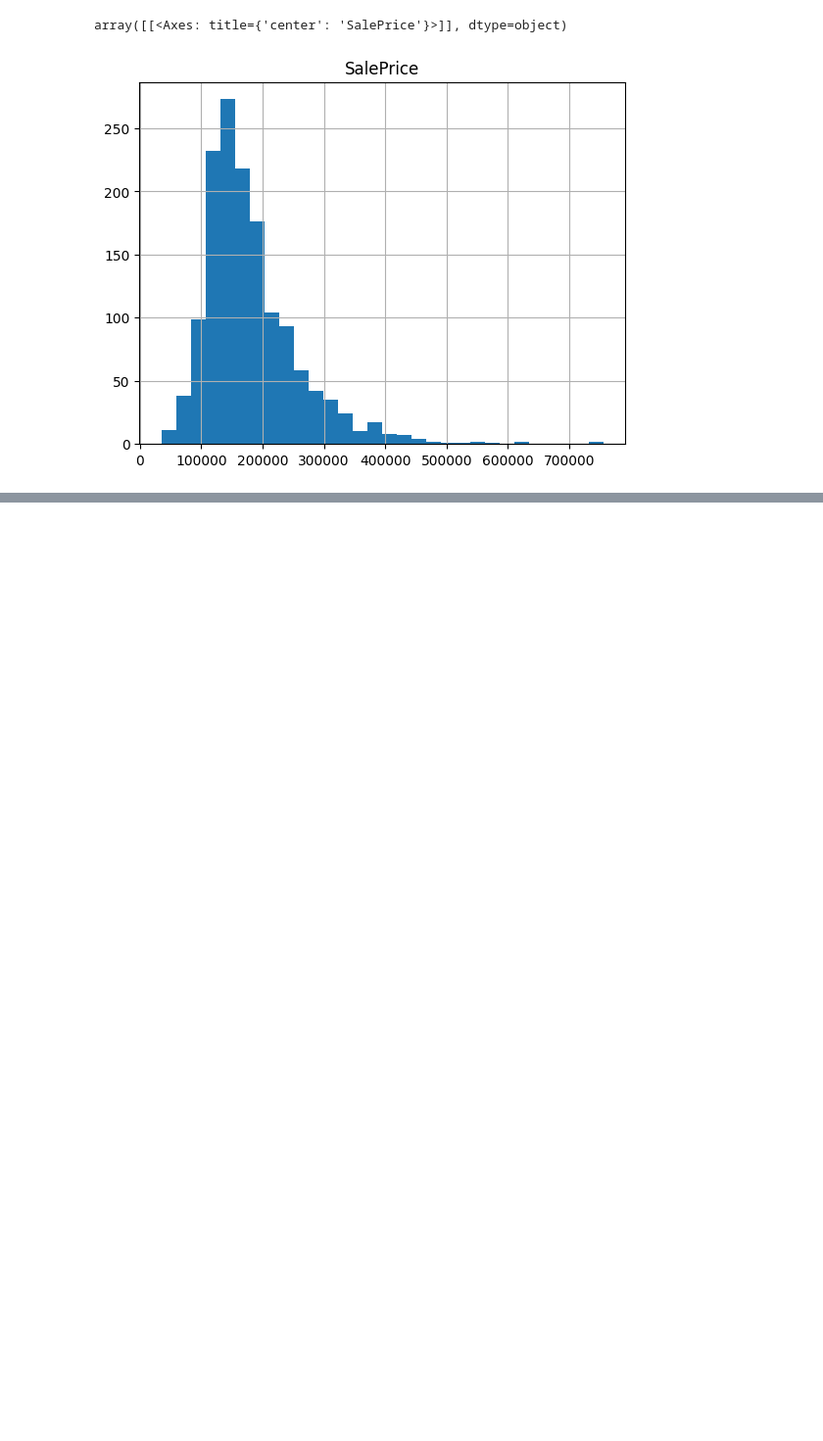
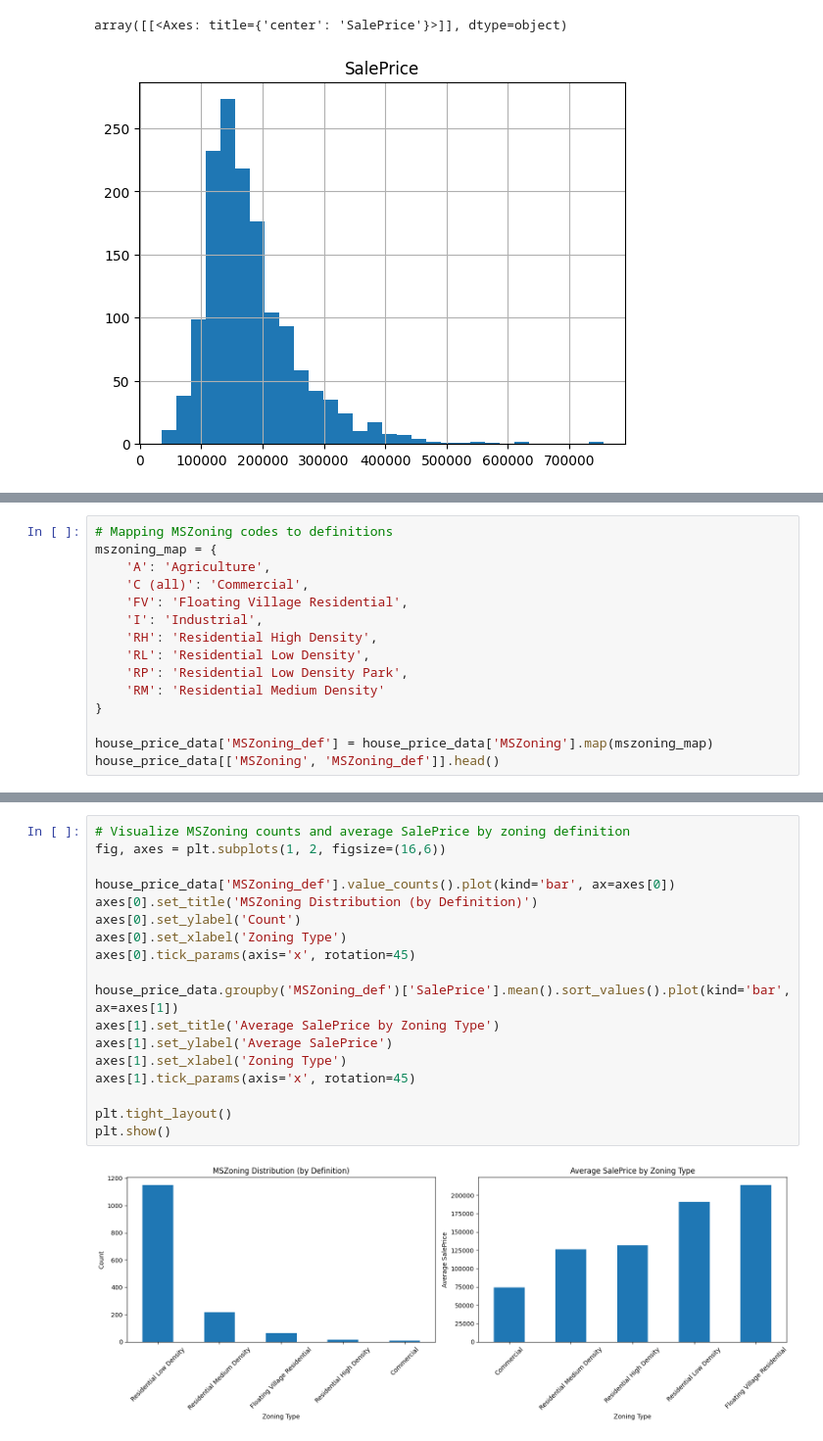
Before and after one commit to cpcamp1/ds-playground, a Jupyter notebook: kaggle_comps/House_Prices/house_price_kaggle.ipynb, the cells around one changed output, grey strips where cells are left out. Shown at 98% size. Drawn from its saved outputs; the diff is of its cells as text; blank space fills up the shorter version.

```diff
--- a/kaggle_comps/House_Prices/house_price_kaggle.ipynb
+++ b/kaggle_comps/House_Prices/house_price_kaggle.ipynb
@@ -66,0 +235,15 @@ array([[<Axes: title={'center': 'SalePrice'}>]], dtype=object)
+# %%
+# Mapping MSZoning codes to definitions
+mszoning_map = {
+    'A': 'Agriculture',
+    'C (all)': 'Commercial',
+    'FV': 'Floating Village Residential',
+    'I': 'Industrial',
+    'RH': 'Residential High Density',
+    'RL': 'Residential Low Density',
+    'RP': 'Residential Low Density Park',
+    'RM': 'Residential Medium Density'
+}
+
+house_price_data['MSZoning_def'] = house_price_data['MSZoning'].map(mszoning_map)
+house_price_data[['MSZoning', 'MSZoning_def']].head()
@@ -66,0 +257,20 @@ array([[<Axes: title={'center': 'SalePrice'}>]], dtype=object)
+# %%
+# Visualize MSZoning counts and average SalePrice by zoning definition
+fig, axes = plt.subplots(1, 2, figsize=(16,6))
+
+house_price_data['MSZoning_def'].value_counts().plot(kind='bar', ax=axes[0])
+axes[0].set_title('MSZoning Distribution (by Definition)')
+axes[0].set_ylabel('Count')
+axes[0].set_xlabel('Zoning Type')
+axes[0].tick_params(axis='x', rotation=45)
+
+house_price_data.groupby('MSZoning_def')['SalePrice'].mean().sort_values().plot(kind='bar', ax=axes[1])
+axes[1].set_title('Average SalePrice by Zoning Type')
+axes[1].set_ylabel('Average SalePrice')
+axes[1].set_xlabel('Zoning Type')
+axes[1].tick_params(axis='x', rotation=45)
+
+plt.tight_layout()
+plt.show()
+# %% [output]
+[figure, added]
```
Also changed, not shown: parts of 39 cells of this notebook.
